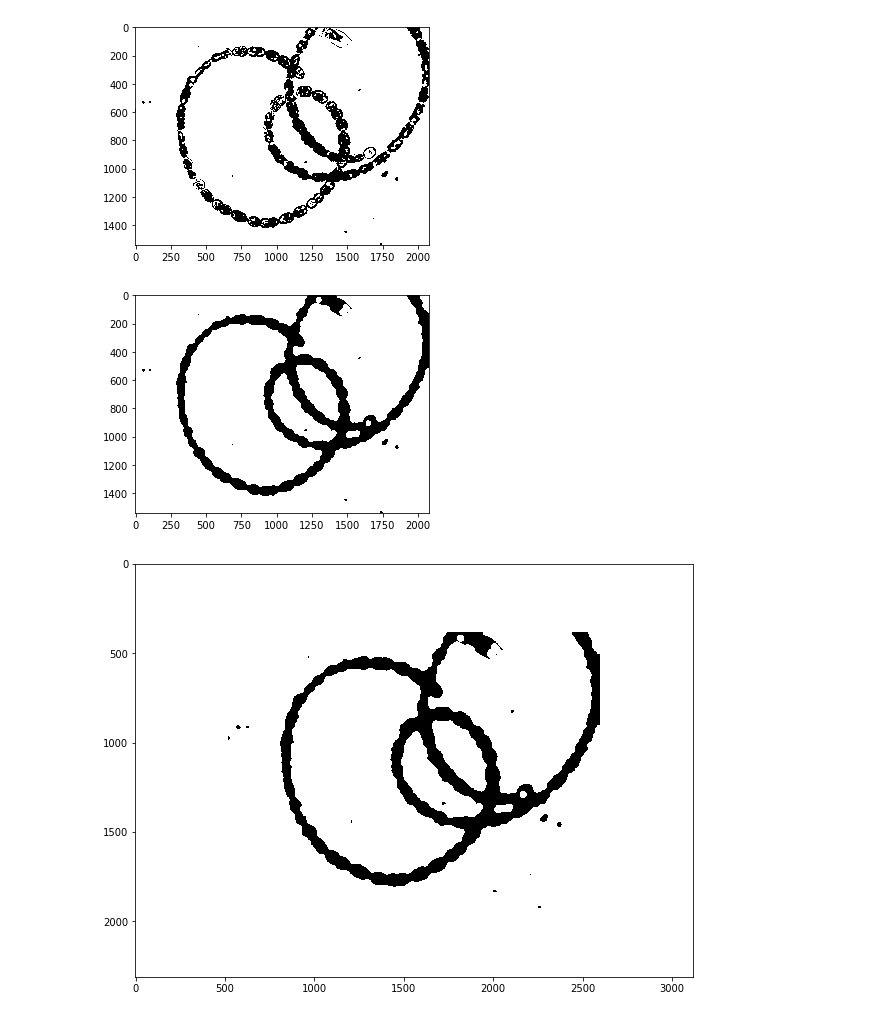
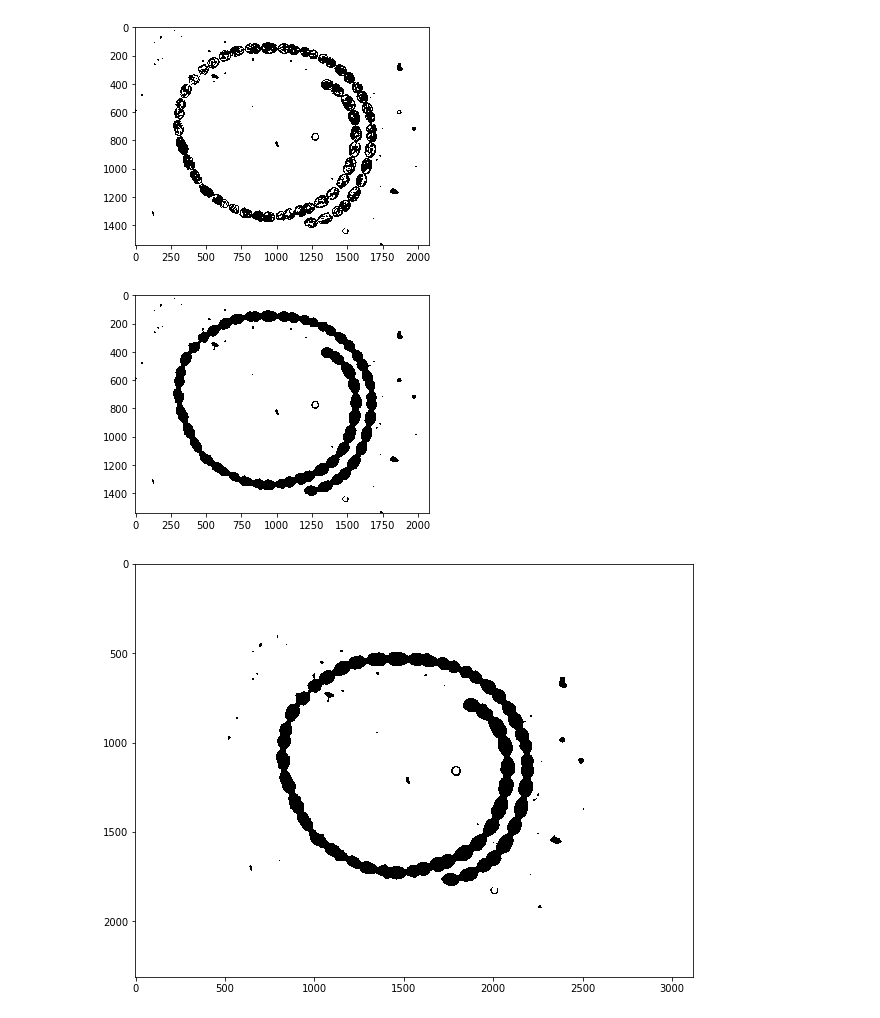
Before and after one commit to iagooteroc/analisis_imagen, a Jupyter notebook: P3/P3.ipynb, the cells around one changed output. Cells and saved outputs as stored; diff of their text form; code cells hidden in the pictures.

```diff
--- a/P3/P3.ipynb
+++ b/P3/P3.ipynb
@@ -6,5 +8,5 @@ from skimage.morphology import skeletonize
 # %%
-im = cv2.imread('dataset/Single 40x - Anabaena spiroides 1.jpg')
+im = cv2.imread('dataset/Single 40x - Anabaena spiroides 2.jpg')
 im_rgb = cv2.cvtColor(im, cv2.COLOR_BGR2RGB)
 plt.imshow(im_rgb)
 plt.show()
@@ -39,14 +41,15 @@ ret,thresh = cv2.threshold(blur,160,255,0)
 plt.imshow(thresh, cmap='gray')
 plt.show()
 # %% [output]
-[figure, old version]
+[figure, new version]
 # %%
-kernel = cv2.getStructuringElement(cv2.MORPH_ELLIPSE,(40,40))
+# kernel = cv2.getStructuringElement(cv2.MORPH_ELLIPSE,(40,40))
+kernel = cv2.getStructuringElement(cv2.MORPH_ELLIPSE,(25,25))
 closing = cv2.morphologyEx(thresh, cv2.MORPH_OPEN, kernel)
 plt.imshow(closing, cmap='gray')
 plt.show()
 # %% [output]
-[figure, old version]
+[figure, new version]
 # %%
 newimage = np.ones((int(closing.shape[0]*1.5), int(closing.shape[1]*1.5))) * 255
 newimage[int(closing.shape[0]*0.25):int(closing.shape[0]*1.25), int(closing.shape[1]*0.25):int(closing.shape[1]*1.25)] = closing
@@ -54,7 +57,7 @@ plt.figure(figsize=(10,8))
 plt.imshow(newimage, cmap='gray')
 plt.show()
 # %% [output]
-[figure, old version]
+[figure, new version]
 # %%
 _, contours, hierarchy = cv2.findContours(newimage.astype(int),cv2.RETR_CCOMP,cv2.CHAIN_APPROX_NONE)
 contours.sort(key=cv2.contourArea, reverse=True)
```
Also changed, not shown: parts of 11 cells of this notebook.
